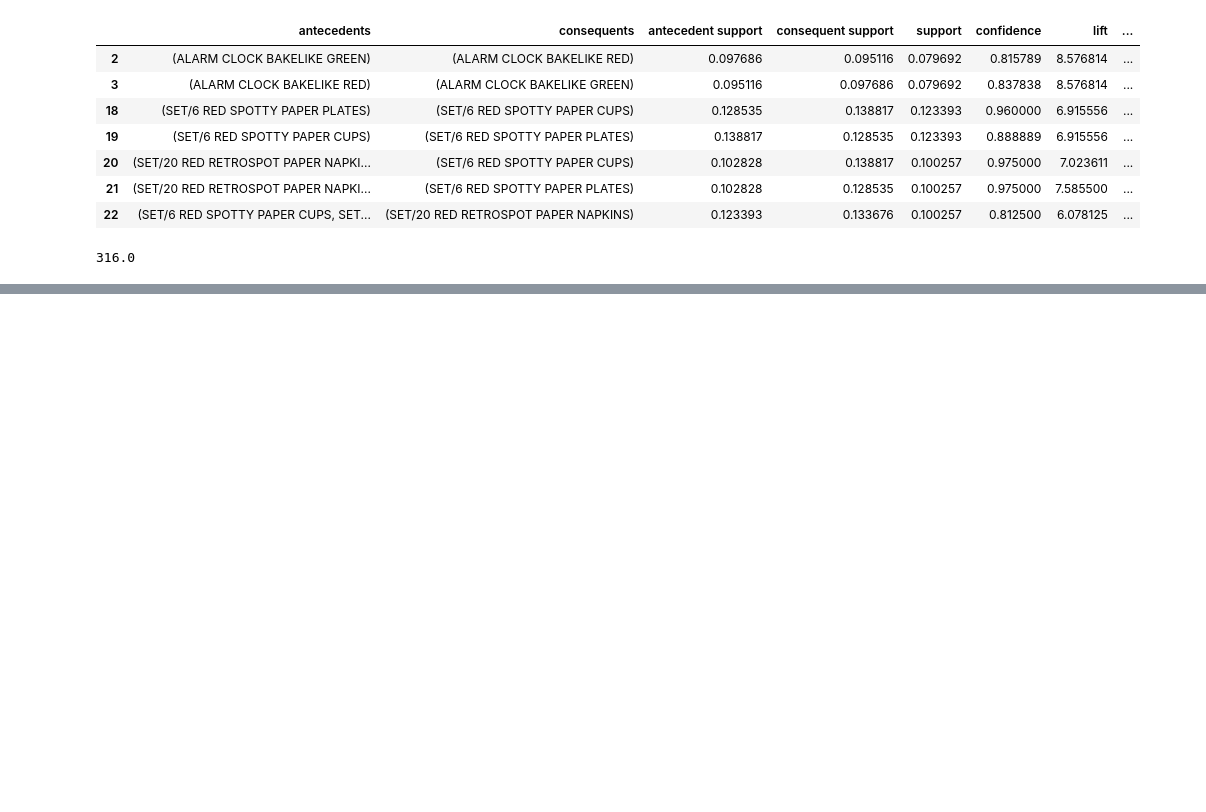
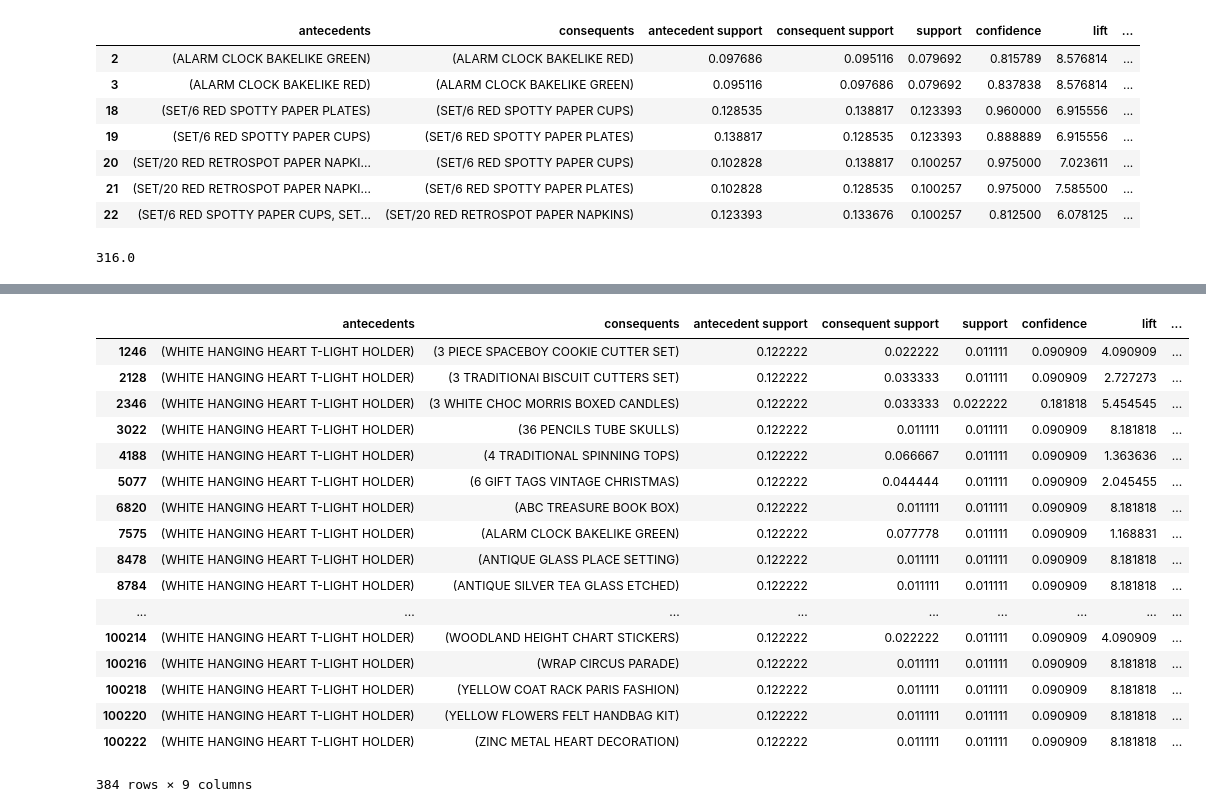
Before and after one commit to Preetikasri/Online-Customer-Purchase, a Jupyter notebook: notebook/marketing_project.ipynb, the cells around one changed output, grey strips where cells are left out. Saved outputs shown, nothing was run; the diff lists cells and outputs as text; code cells hidden in the pictures; blank space fills up the shorter version.

```diff
--- a/notebook/marketing_project.ipynb
+++ b/notebook/marketing_project.ipynb
@@ -230,0 +425,10 @@ basket['ALARM CLOCK BAKELIKE RED'].sum()
+# %%
+basket_Spain = (df[df['Country'] =="Spain"]
+          .groupby(['InvoiceNo', 'Description'])['Quantity']
+          .sum().unstack().reset_index().fillna(0)
+          .set_index('InvoiceNo'))
+basket_sets_Spain = basket_Spain.applymap(encode_units)
+#basket_sets_eire.drop('POSTAGE', inplace=True, axis=1)
+
+frequent_itemsets_Spain = apriori(basket_sets_Spain, min_support=0.01, use_colnames=True, max_len=2)
+rules_Spain = association_rules(frequent_itemsets_Spain, metric="lift", min_threshold=1)
@@ -230,0 +513,21 @@ basket['ALARM CLOCK BAKELIKE RED'].sum()
+# %%
+spain_whitehanger
+# %% [output]
+|  | antecedents | consequents | antecedent support | consequent support | support | confidence | lift | ... |
+| 1246 | (WHITE HANGING HEART T-LIGHT HOLDER) | (3 PIECE SPACEBOY COOKIE CUTTER SET) | 0.122222 | 0.022222 | 0.011111 | 0.090909 | 4.090909 | ... |
+| 2128 | (WHITE HANGING HEART T-LIGHT HOLDER) | (3 TRADITIONAl BISCUIT CUTTERS SET) | 0.122222 | 0.033333 | 0.011111 | 0.090909 | 2.727273 | ... |
+| 2346 | (WHITE HANGING HEART T-LIGHT HOLDER) | (3 WHITE CHOC MORRIS BOXED CANDLES) | 0.122222 | 0.033333 | 0.022222 | 0.181818 | 5.454545 | ... |
+| 3022 | (WHITE HANGING HEART T-LIGHT HOLDER) | (36 PENCILS TUBE SKULLS) | 0.122222 | 0.011111 | 0.011111 | 0.090909 | 8.181818 | ... |
+| 4188 | (WHITE HANGING HEART T-LIGHT HOLDER) | (4 TRADITIONAL SPINNING TOPS) | 0.122222 | 0.066667 | 0.011111 | 0.090909 | 1.363636 | ... |
+| 5077 | (WHITE HANGING HEART T-LIGHT HOLDER) | (6 GIFT TAGS VINTAGE CHRISTMAS) | 0.122222 | 0.044444 | 0.011111 | 0.090909 | 2.045455 | ... |
+| 6820 | (WHITE HANGING HEART T-LIGHT HOLDER) | (ABC TREASURE BOOK BOX) | 0.122222 | 0.011111 | 0.011111 | 0.090909 | 8.181818 | ... |
+| 7575 | (WHITE HANGING HEART T-LIGHT HOLDER) | (ALARM CLOCK BAKELIKE GREEN) | 0.122222 | 0.077778 | 0.011111 | 0.090909 | 1.168831 | ... |
+| 8478 | (WHITE HANGING HEART T-LIGHT HOLDER) | (ANTIQUE GLASS PLACE SETTING) | 0.122222 | 0.011111 | 0.011111 | 0.090909 | 8.181818 | ... |
+| 8784 | (WHITE HANGING HEART T-LIGHT HOLDER) | (ANTIQUE SILVER TEA GLASS ETCHED) | 0.122222 | 0.011111 | 0.011111 | 0.090909 | 8.181818 | ... |
+| ... | ... | ... | ... | ... | ... | ... | ... | ... |
+| 100214 | (WHITE HANGING HEART T-LIGHT HOLDER) | (WOODLAND HEIGHT CHART STICKERS) | 0.122222 | 0.022222 | 0.011111 | 0.090909 | 4.090909 | ... |
+| 100216 | (WHITE HANGING HEART T-LIGHT HOLDER) | (WRAP CIRCUS PARADE) | 0.122222 | 0.011111 | 0.011111 | 0.090909 | 8.181818 | ... |
+| 100218 | (WHITE HANGING HEART T-LIGHT HOLDER) | (YELLOW COAT RACK PARIS FASHION) | 0.122222 | 0.011111 | 0.011111 | 0.090909 | 8.181818 | ... |
+| 100220 | (WHITE HANGING HEART T-LIGHT HOLDER) | (YELLOW FLOWERS FELT HANDBAG KIT) | 0.122222 | 0.011111 | 0.011111 | 0.090909 | 8.181818 | ... |
+| 100222 | (WHITE HANGING HEART T-LIGHT HOLDER) | (ZINC METAL HEART DECORATION) | 0.122222 | 0.011111 | 0.011111 | 0.090909 | 8.181818 | ... |
+384 rows × 9 columns
```
Also changed, not shown: parts of 45 cells of this notebook.
